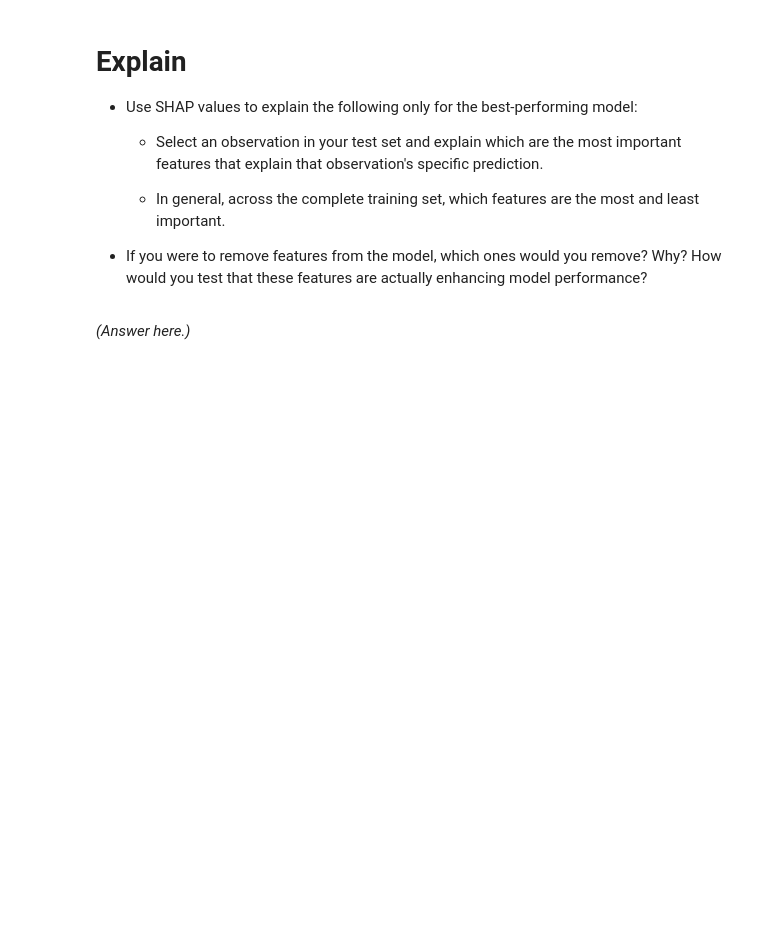
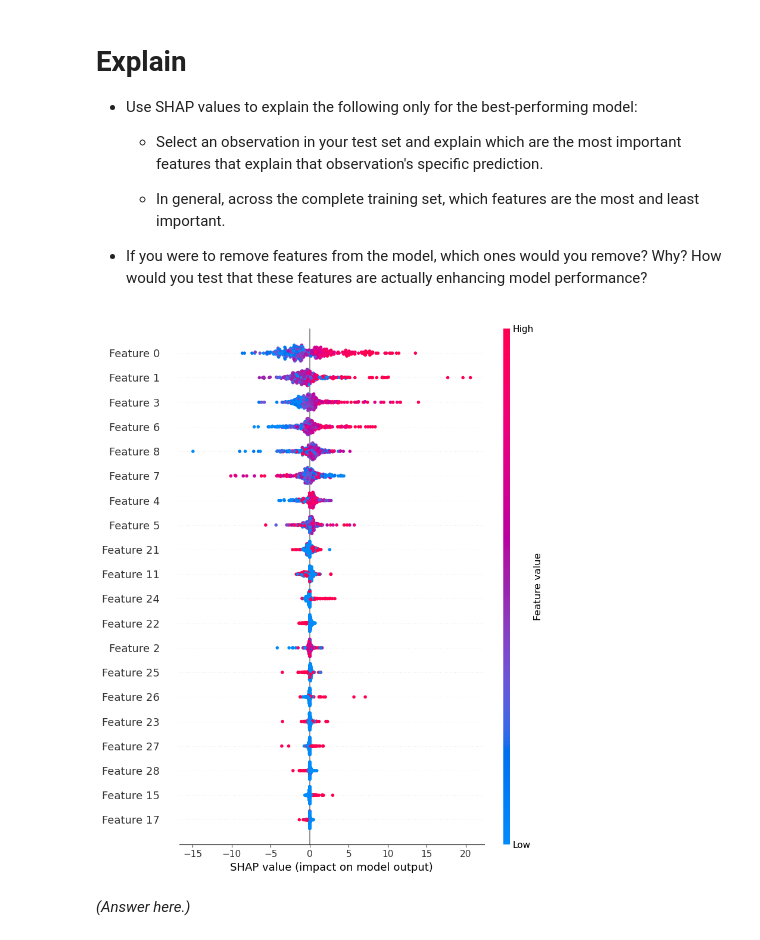
Before and after one commit to hassansaade/production, a Jupyter notebook: 02_activities/assignments/assignment_2.ipynb, the cells around one changed output. Saved outputs shown, nothing was run; the diff lists cells and outputs as text; code cells hidden in the pictures; blank space fills up the shorter version.

```diff
--- a/02_activities/assignments/assignment_2.ipynb
+++ b/02_activities/assignments/assignment_2.ipynb
@@ -299,5 +261,9 @@ ValueError: Unknown label type: continuous. Maybe you are trying to fit a classi
 # %%
 # Pipeline D = preproc2 + advanced model
+pipeline_D = Pipeline([
+    ('preprocessing', preproc2),
+    ('regressor', RandomForestRegressor(n_estimators=100, random_state=123))
+])
 # %% [markdown]
 # Tune Hyperparams
 
@@ -306,0 +304,8 @@ ValueError: Unknown label type: continuous. Maybe you are trying to fit a classi
+# %%
+param_grid_B = {
+    'regressor__n_neighbors': range(1, 200) ,
+    "regressor__weights": ["uniform", "distance"],
+    "regressor__p": [1, 2]
+}
+grid_search_B = GridSearchCV(pipeline_B, param_grid_B, cv=5, scoring='neg_mean_squared_error')
+grid_search_B.fit(X_train, Y_train)
@@ -306,0 +330,8 @@ ValueError: Unknown label type: continuous. Maybe you are trying to fit a classi
+# %%
+param_grid_C = {
+    'regressor__n_estimators': [50, 100, 200, 300],
+    'regressor__max_depth': [None, 5, 10, 20] ,
+    'regressor__min_samples_split': [2, 5, 10]
+}
+grid_search_C = GridSearchCV(pipeline_C, param_grid_C, cv=5, scoring='neg_mean_squared_error')
+grid_search_C.fit(X_train, Y_train)
@@ -306,0 +356,9 @@ ValueError: Unknown label type: continuous. Maybe you are trying to fit a classi
+# %%
+param_grid_D = {
+    'regressor__n_estimators': [50, 100, 200, 300],
+    'regressor__max_depth': [None, 5, 10, 20] ,
+    'regressor__min_samples_split': [2, 5, 10]
+}
+
+grid_search_D = GridSearchCV(pipeline_D, param_grid_D, cv=5, scoring='neg_mean_squared_error')
+grid_search_D.fit(X_train, Y_train)
@@ -322,6 +420,19 @@ ValueError: Unknown label type: continuous. Maybe you are trying to fit a classi
     - In general, across the complete training set, which features are the most and least important.
 
 + If you were to remove features from the model, which ones would you remove? Why? How would you test that these features are actually enhancing model performance?
+# %%
+best_model_file = joblib.load('best_model.pkl')
+regressor = best_model_file['regressor']
+preprocessing = best_model_file['preprocessing']
+X_train_transformed = preprocessing.transform(X_train)
+def model_predict(X):
+    return regressor.predict(X)
+background_data = X_train_transformed[:100]
+explainer = shap.KernelExplainer(model_predict, background_data)
+shap_values = explainer.shap_values(X_train_transformed)
+shap.summary_plot(shap_values, X_train_transformed)
+# %% [output]
+[figure, added]
 # %% [markdown]
 *(Answer here.)*
 # %% [markdown]
```
Also changed, not shown: parts of 20 cells of this notebook.
